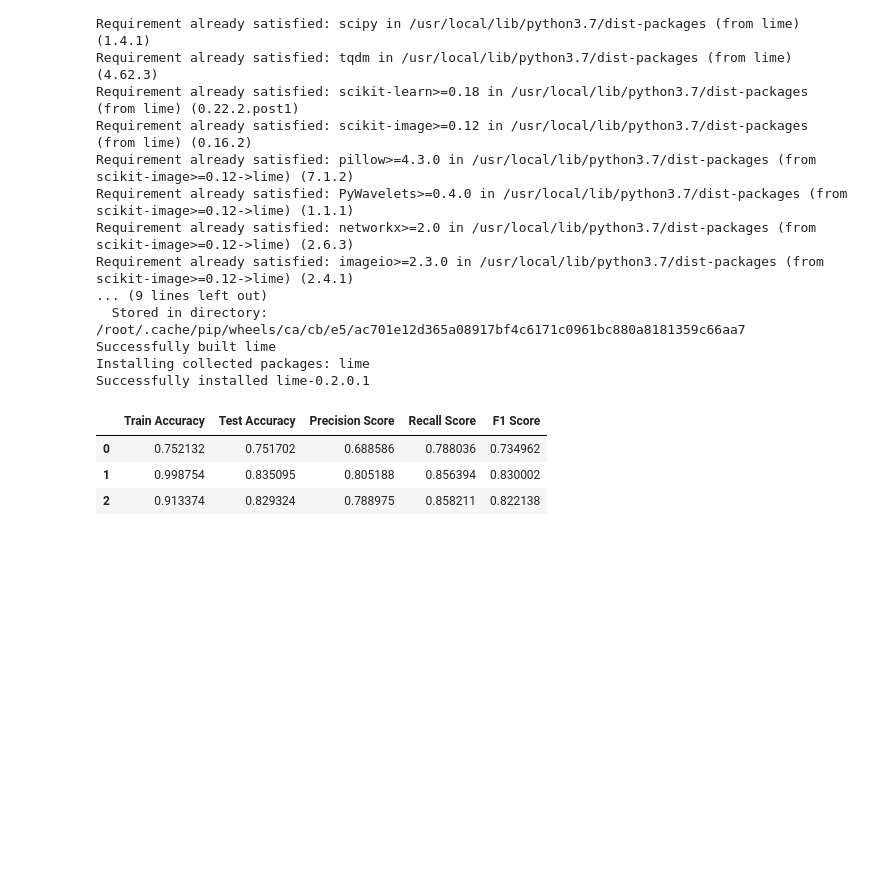
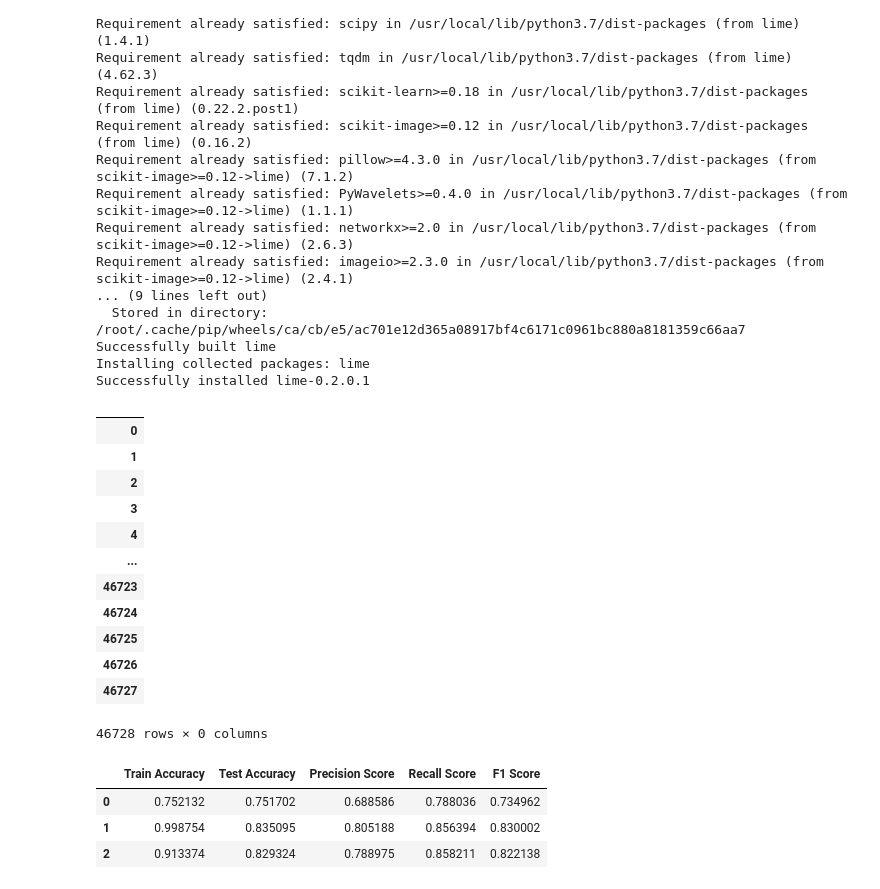
Before and after one commit to Creatrohit9/Credit-Card-Default-Prediction-Rohit-Bhadauriya, a Jupyter notebook: Credit_Card_Default_Prediction(Proponent_Ds)_Rohit_Bhadauriya_Capstone_Project.ipynb, the cells around one changed output. Drawn from its saved outputs; the diff is of its cells as text; code cells hidden in the pictures; blank space fills up the shorter version.

```diff
--- a/Credit_Card_Default_Prediction(Proponent_Ds)_Rohit_Bhadauriya_Capstone_Project.ipynb
+++ b/Credit_Card_Default_Prediction(Proponent_Ds)_Rohit_Bhadauriya_Capstone_Project.ipynb
@@ -1397,3 +1397,35 @@ Requirement already satisfied: imageio>=2.3.0 in /usr/local/lib/python3.7/dist-p
 Successfully built lime
 Installing collected packages: lime
 Successfully installed lime-0.2.0.1
+# %%
+# Extract features
+float_columns=[]
+cat_columns=[]
+int_columns=[]
+# %%
+# Putting features into respective float, cat , int list.
+for i in df_cred_fr.columns:
+    if df_cred_fr[i].dtype == 'float' :
+        float_columns.append(i)
+    elif df_cred_fr[i].dtype == 'int64':
+        int_columns.append(i)
+    elif df_cred_fr[i].dtype == 'object':
+        cat_columns.append(i)
+# %%
+train_cat_features = df_cred_fr[cat_columns]
+train_float_features = df_cred_fr[float_columns]
+train_int_features = df_cred_fr[int_columns]
+# %% [output]
+|  |
+| 0 |
+| 1 |
+| 2 |
+| 3 |
+| 4 |
+| ... |
+| 46723 |
+| 46724 |
+| 46725 |
+| 46726 |
+| 46727 |
+46728 rows × 0 columns
```
Also changed, not shown: parts of 3 cells of this notebook.
